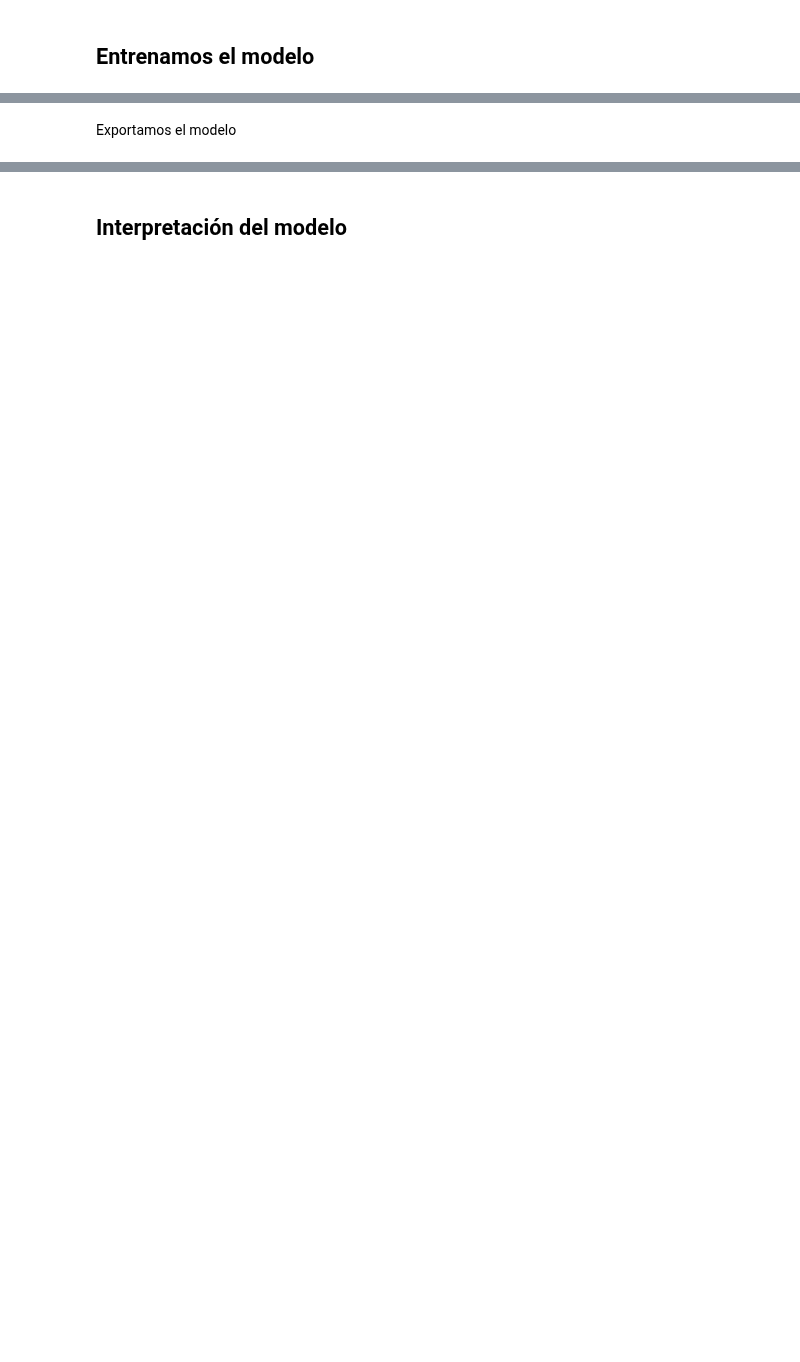
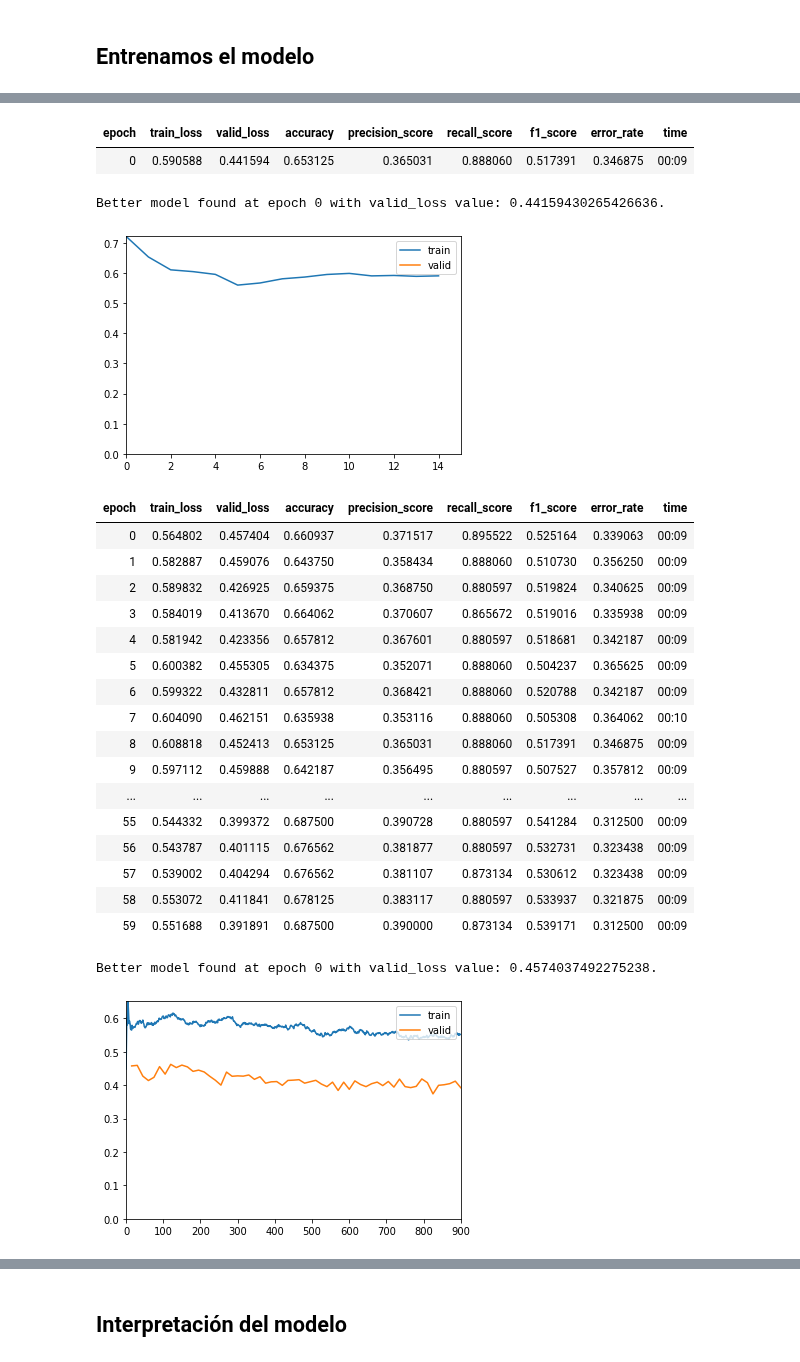
Before and after one commit to dirudiez/TFM_DiegoRudiez, a Jupyter notebook: Binario_FL_resnet18.ipynb, the cells around one changed output, grey strips where cells are left out. Cells and saved outputs as stored; diff of their text form; code cells hidden in the pictures; blank space fills up the shorter version.

```diff
--- a/Binario_FL_resnet18.ipynb
+++ b/Binario_FL_resnet18.ipynb
@@ -199,2 +130,0 @@ No improvement since epoch 15: early stopping
-# %% [markdown]
-Exportamos el modelo
@@ -203,0 +131,27 @@ learn.export('modeloBinario_resnet18.pkl')
+# %%
+%%time
+learn.fine_tune(60,base_lr=1e-5)
+# %% [output]
+| epoch | train_loss | valid_loss | accuracy | precision_score | recall_score | f1_score | error_rate | time |
+| 0 | 0.590588 | 0.441594 | 0.653125 | 0.365031 | 0.888060 | 0.517391 | 0.346875 | 00:09 |
+Better model found at epoch 0 with valid_loss value: 0.44159430265426636.
+[figure, added]
+| epoch | train_loss | valid_loss | accuracy | precision_score | recall_score | f1_score | error_rate | time |
+| 0 | 0.564802 | 0.457404 | 0.660937 | 0.371517 | 0.895522 | 0.525164 | 0.339063 | 00:09 |
+| 1 | 0.582887 | 0.459076 | 0.643750 | 0.358434 | 0.888060 | 0.510730 | 0.356250 | 00:09 |
+| 2 | 0.589832 | 0.426925 | 0.659375 | 0.368750 | 0.880597 | 0.519824 | 0.340625 | 00:09 |
+| 3 | 0.584019 | 0.413670 | 0.664062 | 0.370607 | 0.865672 | 0.519016 | 0.335938 | 00:09 |
+| 4 | 0.581942 | 0.423356 | 0.657812 | 0.367601 | 0.880597 | 0.518681 | 0.342187 | 00:09 |
+| 5 | 0.600382 | 0.455305 | 0.634375 | 0.352071 | 0.888060 | 0.504237 | 0.365625 | 00:09 |
+| 6 | 0.599322 | 0.432811 | 0.657812 | 0.368421 | 0.888060 | 0.520788 | 0.342187 | 00:09 |
+| 7 | 0.604090 | 0.462151 | 0.635938 | 0.353116 | 0.888060 | 0.505308 | 0.364062 | 00:10 |
+| 8 | 0.608818 | 0.452413 | 0.653125 | 0.365031 | 0.888060 | 0.517391 | 0.346875 | 00:09 |
+| 9 | 0.597112 | 0.459888 | 0.642187 | 0.356495 | 0.880597 | 0.507527 | 0.357812 | 00:09 |
+| ... | ... | ... | ... | ... | ... | ... | ... | ... |
+| 55 | 0.544332 | 0.399372 | 0.687500 | 0.390728 | 0.880597 | 0.541284 | 0.312500 | 00:09 |
+| 56 | 0.543787 | 0.401115 | 0.676562 | 0.381877 | 0.880597 | 0.532731 | 0.323438 | 00:09 |
+| 57 | 0.539002 | 0.404294 | 0.676562 | 0.381107 | 0.873134 | 0.530612 | 0.323438 | 00:09 |
+| 58 | 0.553072 | 0.411841 | 0.678125 | 0.383117 | 0.880597 | 0.533937 | 0.321875 | 00:09 |
+| 59 | 0.551688 | 0.391891 | 0.687500 | 0.390000 | 0.873134 | 0.539171 | 0.312500 | 00:09 |
+Better model found at epoch 0 with valid_loss value: 0.4574037492275238.
+[figure, added]
```
Also changed, not shown: parts of 34 cells of this notebook.
